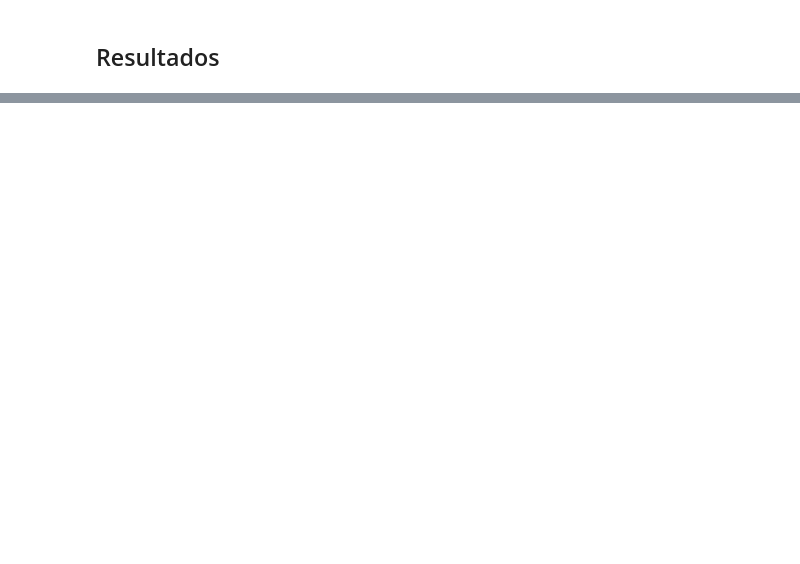
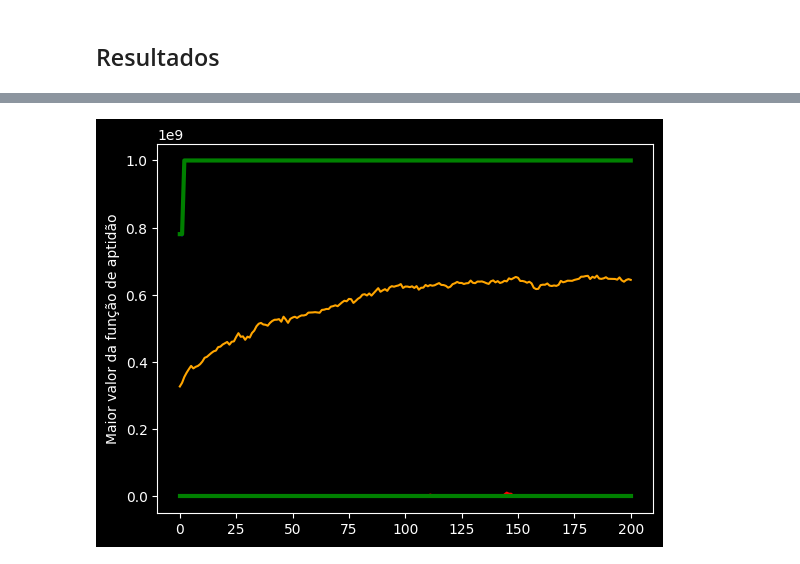
Before and after one commit to vinifariarj/otimizador-cesta-basica-ipca, a Jupyter notebook: otimizador_cesta_basica.ipynb, the cells around one changed output, grey strips where cells are left out. Saved outputs shown, nothing was run; the diff lists cells and outputs as text; code cells hidden in the pictures; blank space fills up the shorter version.

```diff
--- a/otimizador_cesta_basica.ipynb
+++ b/otimizador_cesta_basica.ipynb
@@ -350 +400,26 @@ print(gen, minVal)
 [0, 1, 2, 3, 4, 5, 6, 7, 8, 9, 10, 11, 12, 13, 14, 15, 16, 17, 18, 19, 20, 21, 22, 23, 24, 25, 26, 27, 28, 29, 30, 31, 32, 33, 34, 35, 36, 37, 38, 39, 40, 41, 42, 43, 44, 45, 46, 47, 48, 49, 50, 51, 5 ...
+# %%
+epochs_avg = [value for epoch_kv in log for key,value in epoch_kv.items() if key == 'avg']
+epochs_max = [value for epoch_kv in log for key,value in epoch_kv.items() if key == 'max']
+epochs_min = [value for epoch_kv in log for key,value in epoch_kv.items() if key == 'min']
+# %%
+epochs_best = []
+for epoch_kv in log:
+  for key,value in epoch_kv.items():
+    if key == 'max':
+      if len(epochs_best) == 0 or value > epochs_best[-1]:
+        epochs_best.append(value)
+      else:
+        epochs_best.append(epochs_best[-1])
+# %%
+from matplotlib import style
+style.use('dark_background')
+import matplotlib.pyplot as plt
+plt.plot(epochs_max, color='blue')
+plt.plot(epochs_avg, color='orange')
+plt.plot(epochs_min, color='red')
+plt.plot(epochs_best, color='green', linewidth=3)
+plt.ylabel('Maior valor da função de aptidão')
+plt.show()
+# %% [output]
+[figure, added]
```
Also changed, not shown: parts of 11 cells of this notebook.
